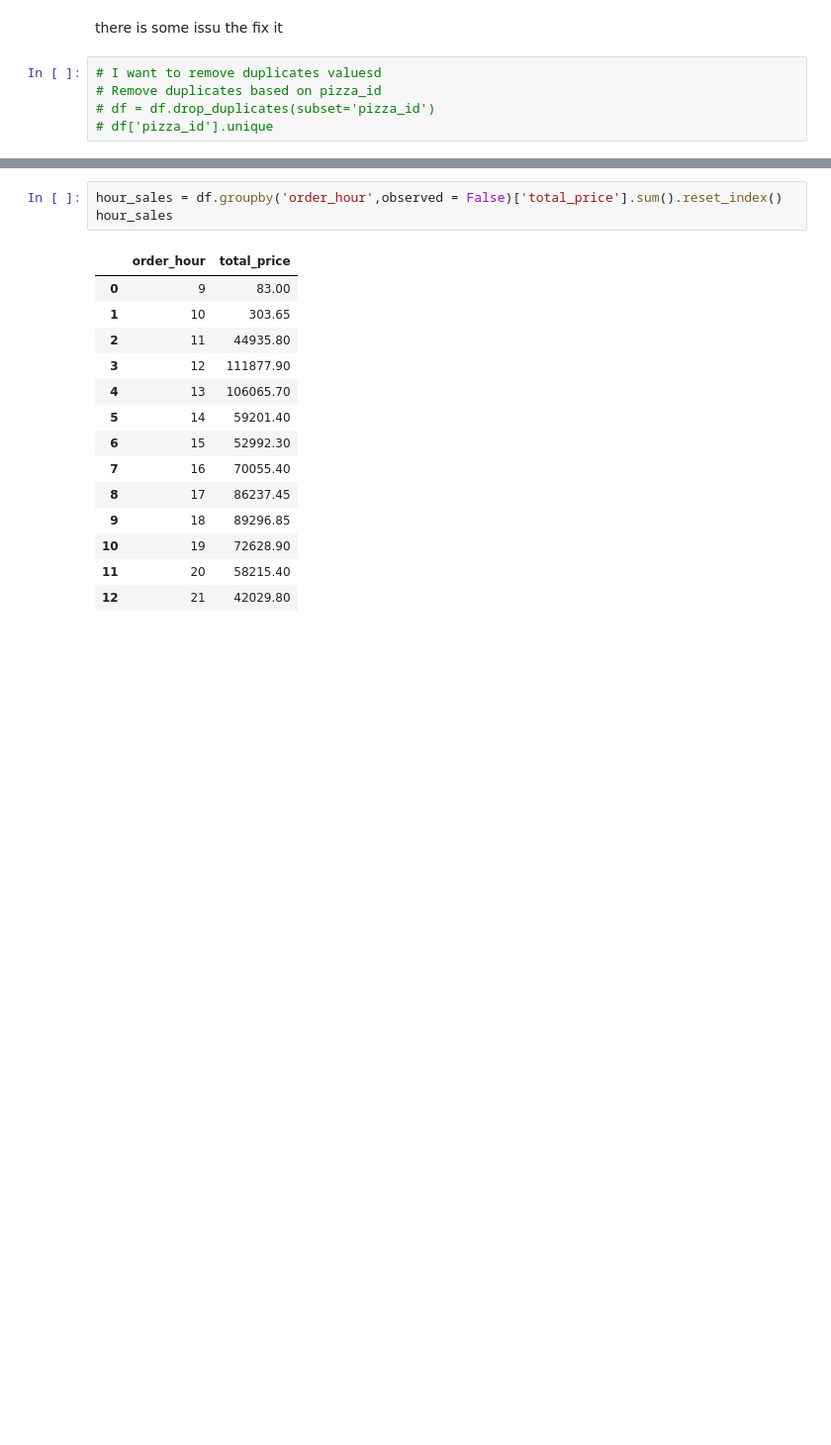
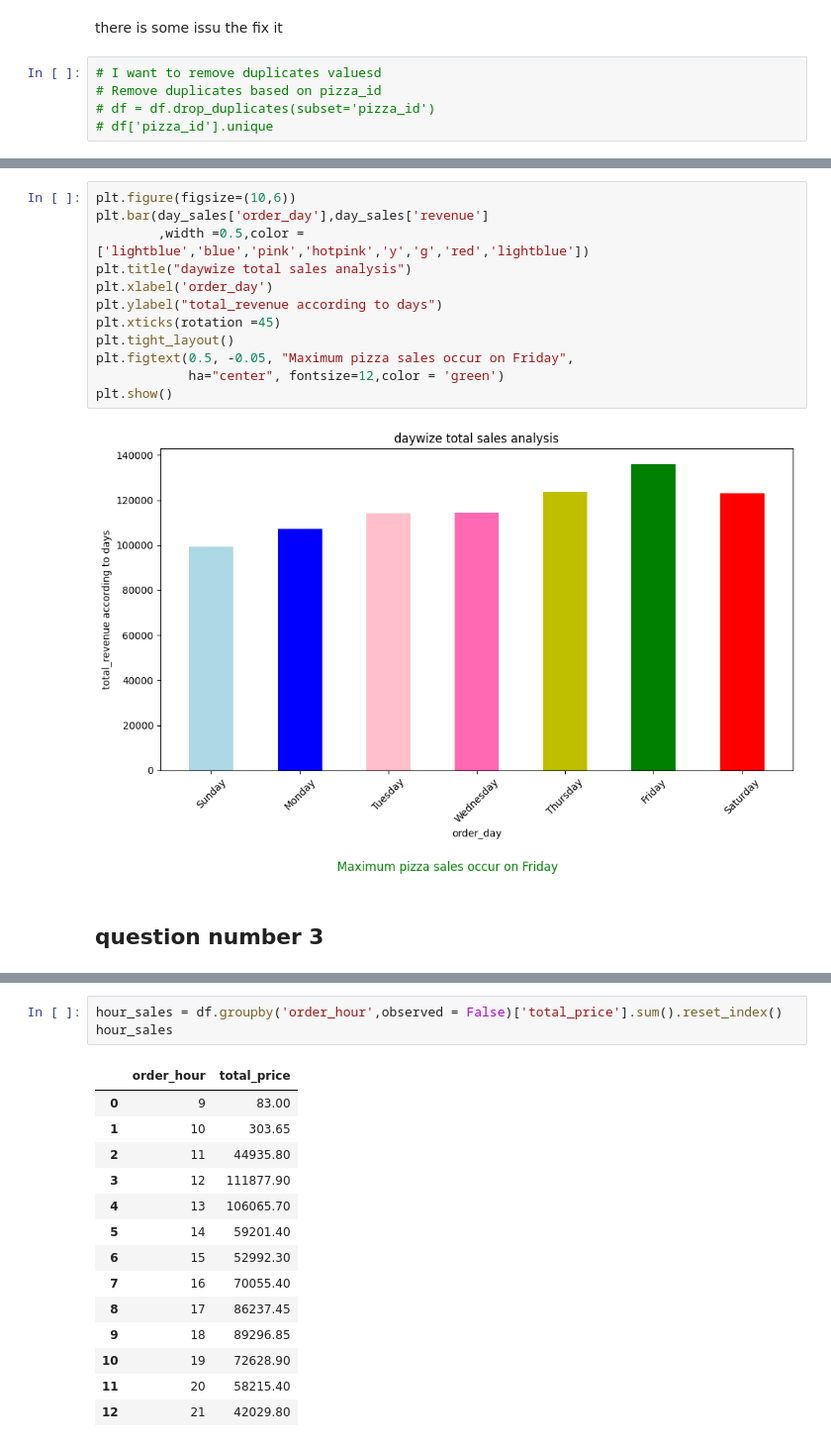
Before and after one commit to pinkimahato9814-afk/Pizza_sales_analysis, a Jupyter notebook: pizza_sales_analysis.ipynb, the cells around one changed output, grey strips where cells are left out. Shown at 99% size. Saved outputs shown, nothing was run; the diff lists cells and outputs as text; blank space fills up the shorter version.

Commit message:
visualization part is added

```diff
--- a/pizza_sales_analysis.ipynb
+++ b/pizza_sales_analysis.ipynb
@@ -164,3 +172,19 @@ day_sales
 | 4 | Thursday | 123528.50 |
 | 5 | Friday | 136073.90 |
 | 6 | Saturday | 123182.40 |
+# %%
+plt.figure(figsize=(10,6))
+plt.bar(day_sales['order_day'],day_sales['revenue']
+        ,width =0.5,color = ['lightblue','blue','pink','hotpink','y','g','red','lightblue'])
+plt.title("daywize total sales analysis")
+plt.xlabel('order_day')
+plt.ylabel("total_revenue according to days")
+plt.xticks(rotation =45)
+plt.tight_layout()
+plt.figtext(0.5, -0.05, "Maximum pizza sales occur on Friday",
+            ha="center", fontsize=12,color = 'green')
+plt.show()
+# %% [output]
+[figure, added]
+# %% [markdown]
+## question number 3 ##
```
Also changed, not shown: parts of 21 cells of this notebook, 4 other files.
